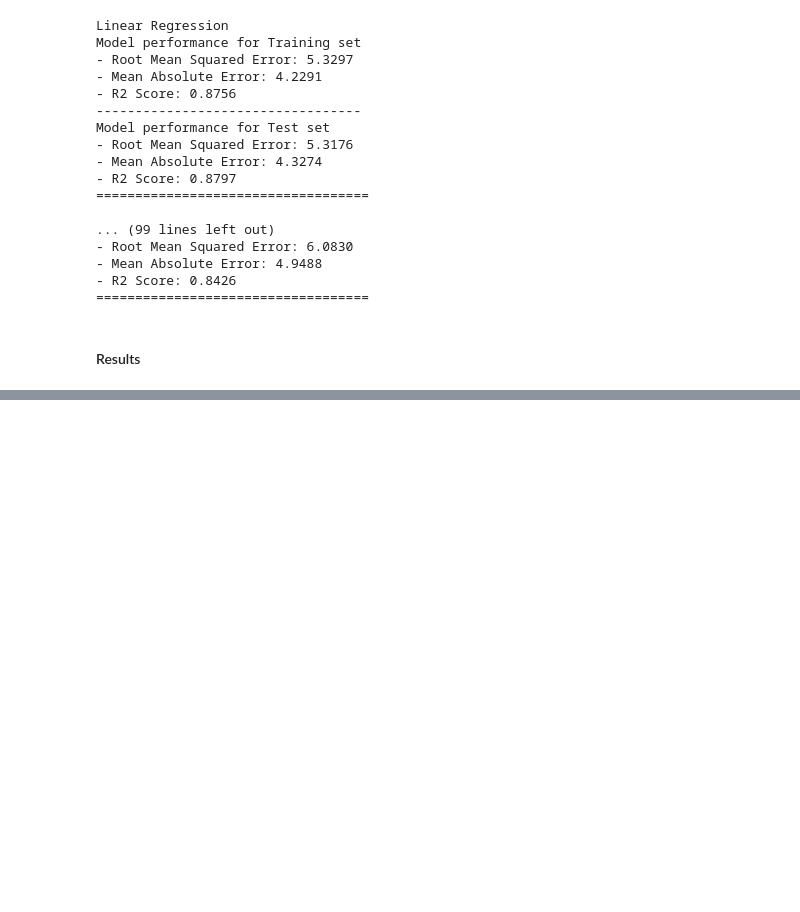
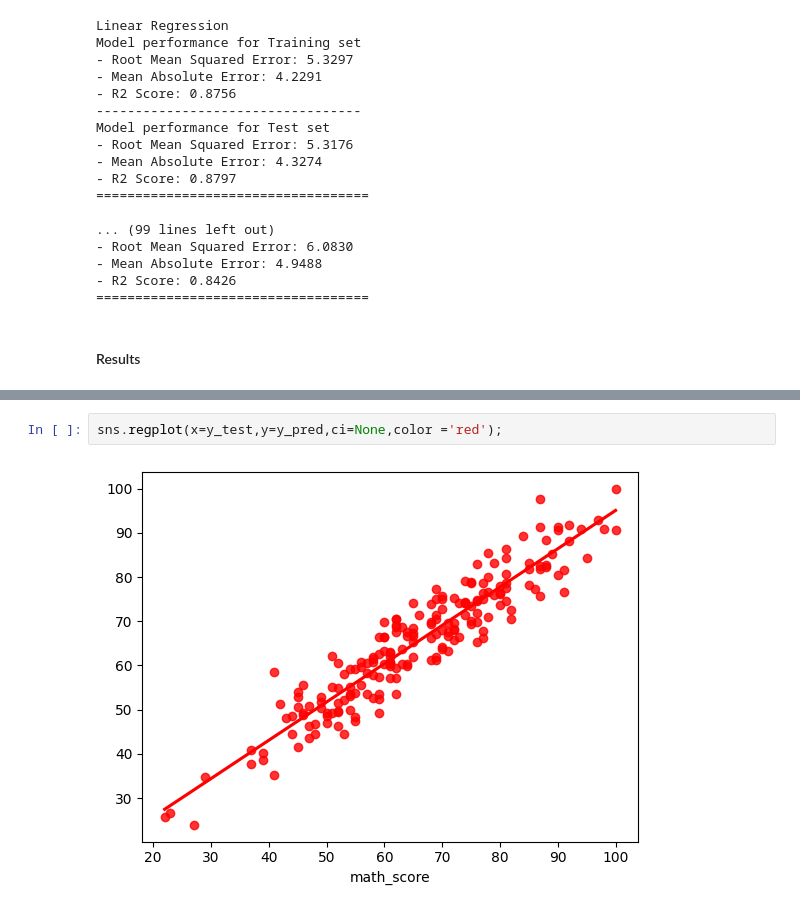
Before and after one commit to luee-dev/ml-project, a Jupyter notebook: notebooks/model_training.ipynb, the cells around one changed output, grey strips where cells are left out. Saved outputs shown, nothing was run; the diff lists cells and outputs as text; blank space fills up the shorter version.

```diff
--- a/notebooks/model_training.ipynb
+++ b/notebooks/model_training.ipynb
@@ -202,0 +232,4 @@ pd.DataFrame(list(zip(model_list, r2_list)), columns=['Model Name', 'R2_Score'])
+# %%
+sns.regplot(x=y_test,y=y_pred,ci=None,color ='red');
+# %% [output]
+[figure, added]
```
Also changed, not shown: parts of 7 cells of this notebook.
